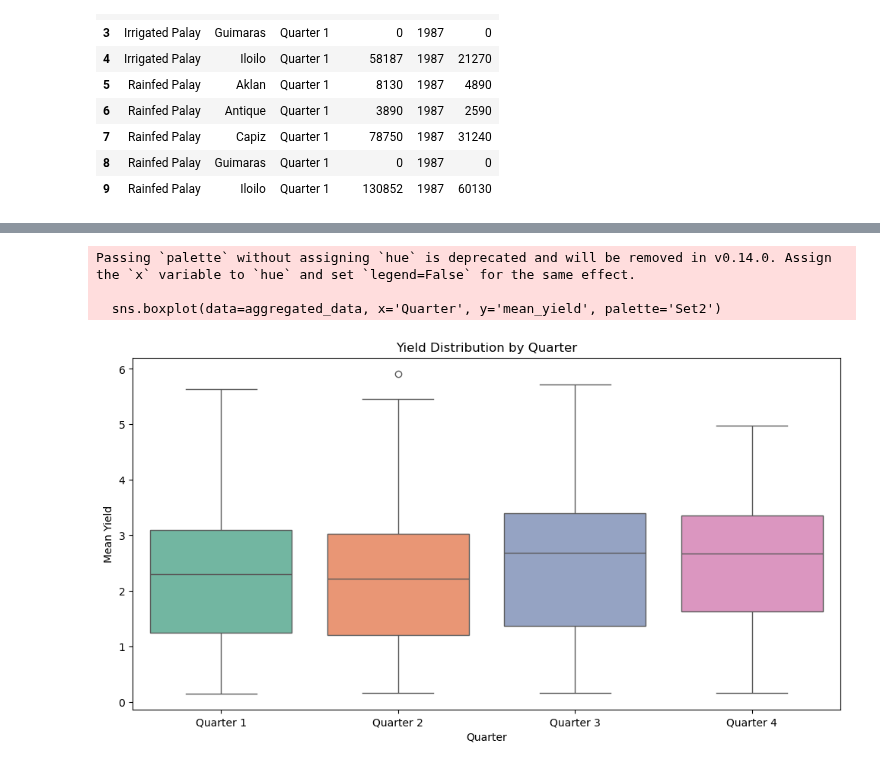
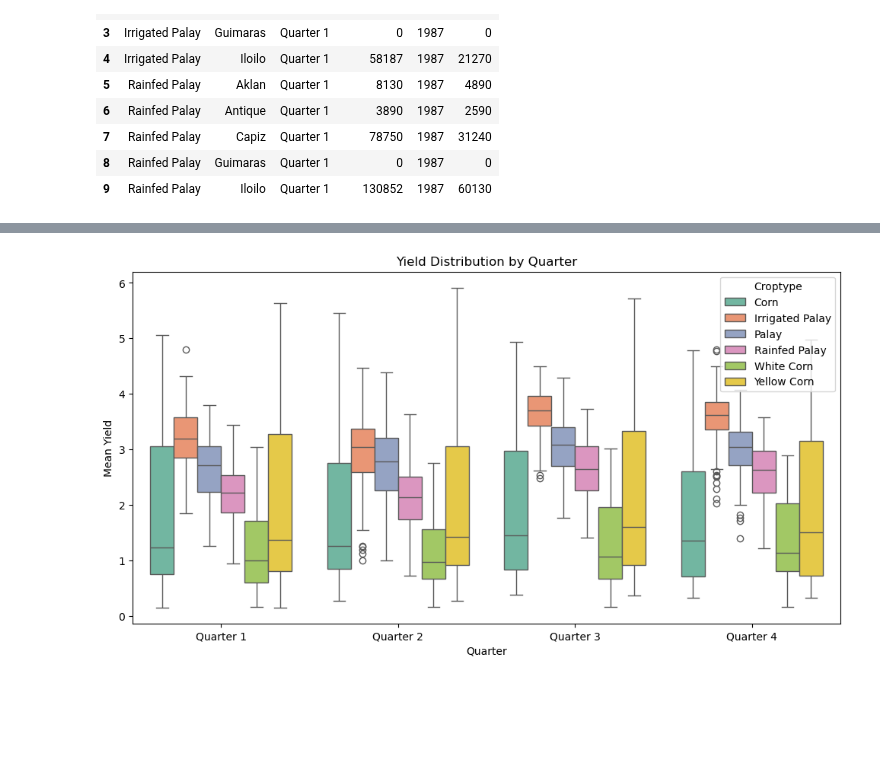
Before and after one commit to kazeulo/Project_197, a Jupyter notebook: preprocessing.ipynb, the cells around one changed output, grey strips where cells are left out. Drawn from its saved outputs; the diff is of its cells as text; code cells hidden in the pictures; blank space fills up the shorter version.

```diff
--- a/preprocessing.ipynb
+++ b/preprocessing.ipynb
@@ -156,18 +160,15 @@ plt.show()
 # %%
 plt.figure(figsize=(12, 6))
 
 # create a boxplot to show the distribution of Yield by Quarter
-sns.boxplot(data=aggregated_data, x='Quarter', y='mean_yield', palette='Set2')
+sns.boxplot(data=aggregated_data, x='Quarter', y='mean_yield', hue='Croptype', palette='Set2')
 
 plt.title('Yield Distribution by Quarter')
 plt.xlabel('Quarter')
 plt.ylabel('Mean Yield')
 plt.show()
 # %% [output]
-Passing `palette` without assigning `hue` is deprecated and will be removed in v0.14.0. Assign the `x` variable to `hue` and set `legend=False` for the same effect.
-
-  sns.boxplot(data=aggregated_data, x='Quarter', y='mean_yield', palette='Set2')
-[figure, old version]
+[figure, new version]
 # %%
 # calculate the correlation matrix
 correlation_matrix = yield_data[['Production', 'Area', 'Yield']].corr()
```
Also changed, not shown: parts of 6 cells of this notebook.
